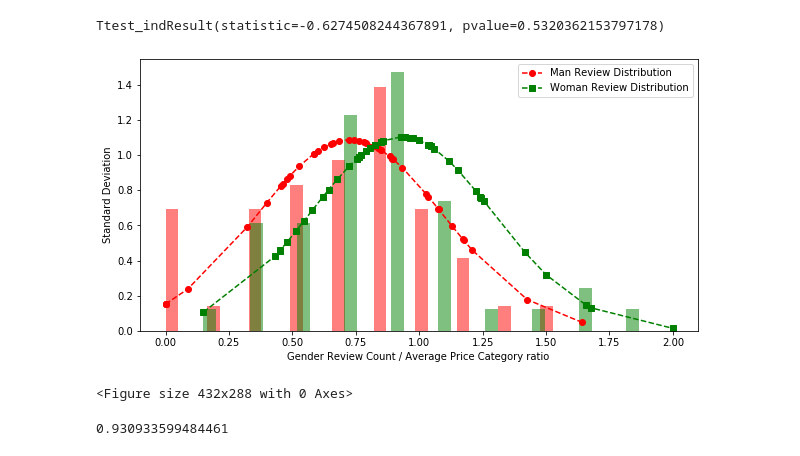
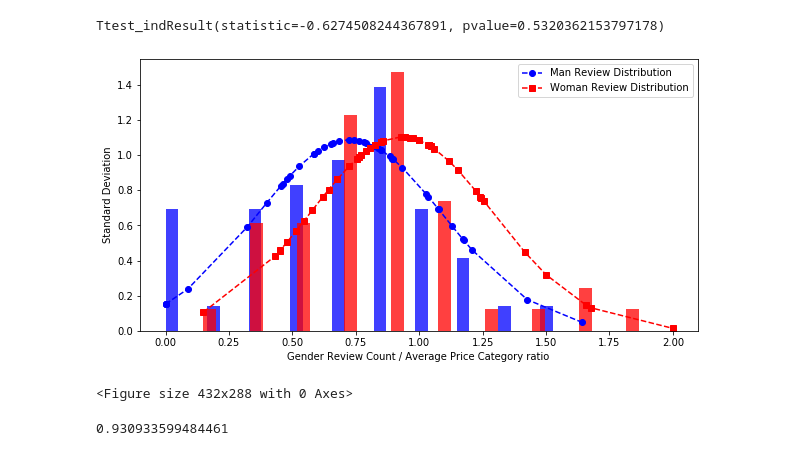
Before and after one commit to DutchDS/Project-1, a Jupyter notebook: yelp_API_review_Extractor.ipynb, the cells around one changed output. Saved outputs shown, nothing was run; the diff lists cells and outputs as text; code cells hidden in the pictures.

```diff
--- a/yelp_API_review_Extractor.ipynb
+++ b/yelp_API_review_Extractor.ipynb
@@ -312,6 +329,8 @@ GVBm_df['M_Rcount'] = (GVBm_df['review_count'].astype(float) * GVBm_df['pct_male
 GVBm_df['W_Rcount'] = (GVBm_df['review_count'].astype(float) * GVBm_df['pct_female'].astype(float))
 GVBm_df['W_P_Ratio'] = (GVBm_df['AP'].astype(float) * GVBm_df['pct_female'].astype(float))
 GVBm_df['M_P_Ratio'] = (GVBm_df['AP'].astype(float) * GVBm_df['pct_male'].astype(float))
+GVBm_df['W_Z_Ratio'] = (GVBm_df['ZIP Household Income'].astype(float) * GVBm_df['pct_female'].astype(float))
+GVBm_df['M_Z_Ratio'] = (GVBm_df['ZIP Household Income'].astype(float) * GVBm_df['pct_male'].astype(float))
 GVBm_df.head(44)
 # %% [output]
 |  | zip_code | Female | Male | review_count | pct_male | pct_female | ARR | ABR | AP | county | ... |
@@ -487,38 +506,38 @@ x01_axisMin = min(x00_list)
 
 m_data = sorted(ax01_df['M_P_Ratio'].astype(float).tolist())
 w_data = sorted(ax01_df['W_P_Ratio'].astype(float).tolist())
 
 
 bins01 = (x01_axisMax - x01_axisMin) / len(w_data)
 x01_axis = np.arange (x01_axisMin, x01_axisMax, bins00)
 
 
 
 ABR = ss.ttest_ind(ax01_df['W_P_Ratio'],ax01_df['M_P_Ratio'],equal_var=False)
 
 
 meanM = np.mean(m_data)
 stdM = np.std(m_data)
 fitM = ss.norm.pdf(m_data,meanM,stdM)
 
 meanW = np.mean(w_data)
 stdW = np.std(w_data)
 fitW = ss.norm.pdf(w_data,meanW,stdW)
 
 
 
 ax01.set_xlabel("Gender Review Count / Average Price Category ratio ")
 ax01.set_ylabel("Standard Deviation")
-ax01.plot(m_data, fitM, '--o', c='red' ,label = 'Man Review Distribution')
-ax01.plot(w_data, fitW,'--s', c='green', label = 'Woman Review Distribution' )
-ax01.hist(m_data, density=True, width = 0.05 , alpha = 0.5, color='red' )
-ax01.hist(w_data, density=True, width = 0.05 , alpha = 0.5, color='green' )
+ax01.plot(m_data, fitM, '--o', c='blue' ,label = 'Man Review Distribution')
+ax01.plot(w_data, fitW,'--s', c='red', label = 'Woman Review Distribution' )
+ax01.hist(m_data, density=True, width = 0.05 , alpha = 0.75, color='blue' )
+ax01.hist(w_data, density=True, width = 0.05 , alpha = 0.75, color='red' )
 ax01.legend(fontsize=10)
 plt.show()
 plt.savefig('Images/ Gender_Review_Count-Average_Price_Category_ratio.png')
 #print (data1, y_axis)
 # %% [output]
-[figure, old version]
+[figure, new version]
 <Figure size 432x288 with 0 Axes>
 # %%
 meanW
```
Also changed, not shown: parts of 16 cells of this notebook, 7 other files.
